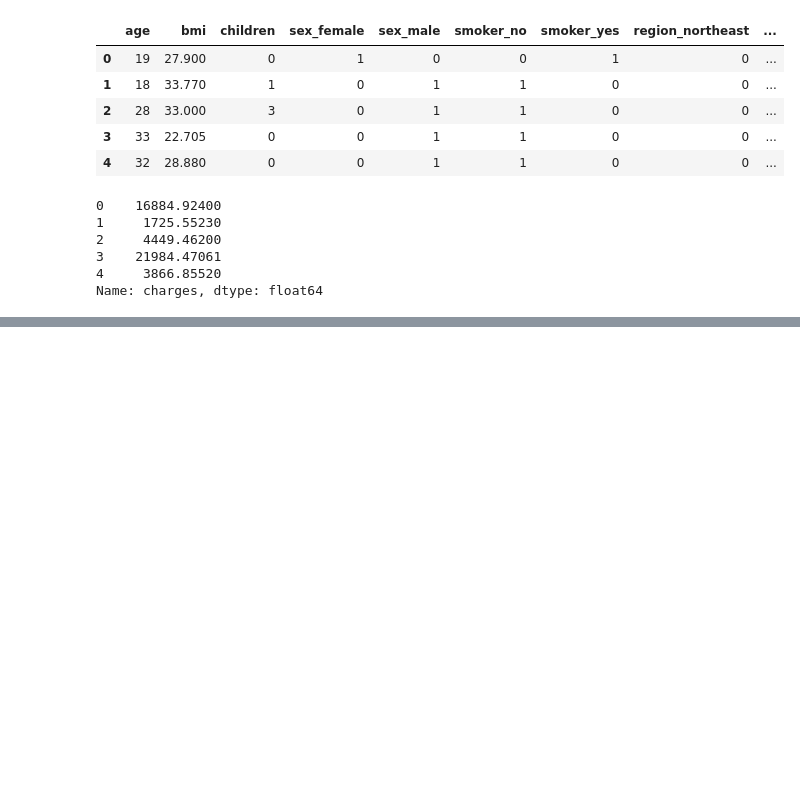
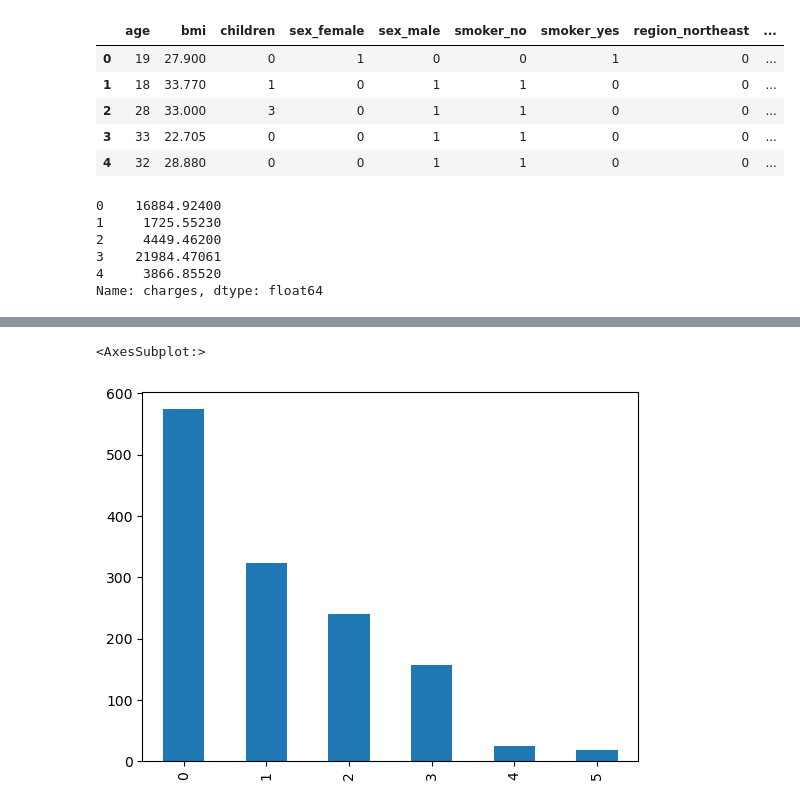
Before and after one commit to oriol-marco/Medical-Cost-Personal, a Jupyter notebook: 01_neural_network_regression_with_tensorflow.ipynb, the cells around one changed output, grey strips where cells are left out. Saved outputs shown, nothing was run; the diff lists cells and outputs as text; code cells hidden in the pictures; blank space fills up the shorter version.

```diff
--- a/01_neural_network_regression_with_tensorflow.ipynb
+++ b/01_neural_network_regression_with_tensorflow.ipynb
@@ -78,0 +274,5 @@ Name: charges, dtype: float64
+# %%
+X['children'].value_counts().plot(kind='bar')
+# %% [output]
+<AxesSubplot:>
+[figure, added]
```
Also changed, not shown: parts of 22 cells of this notebook.
